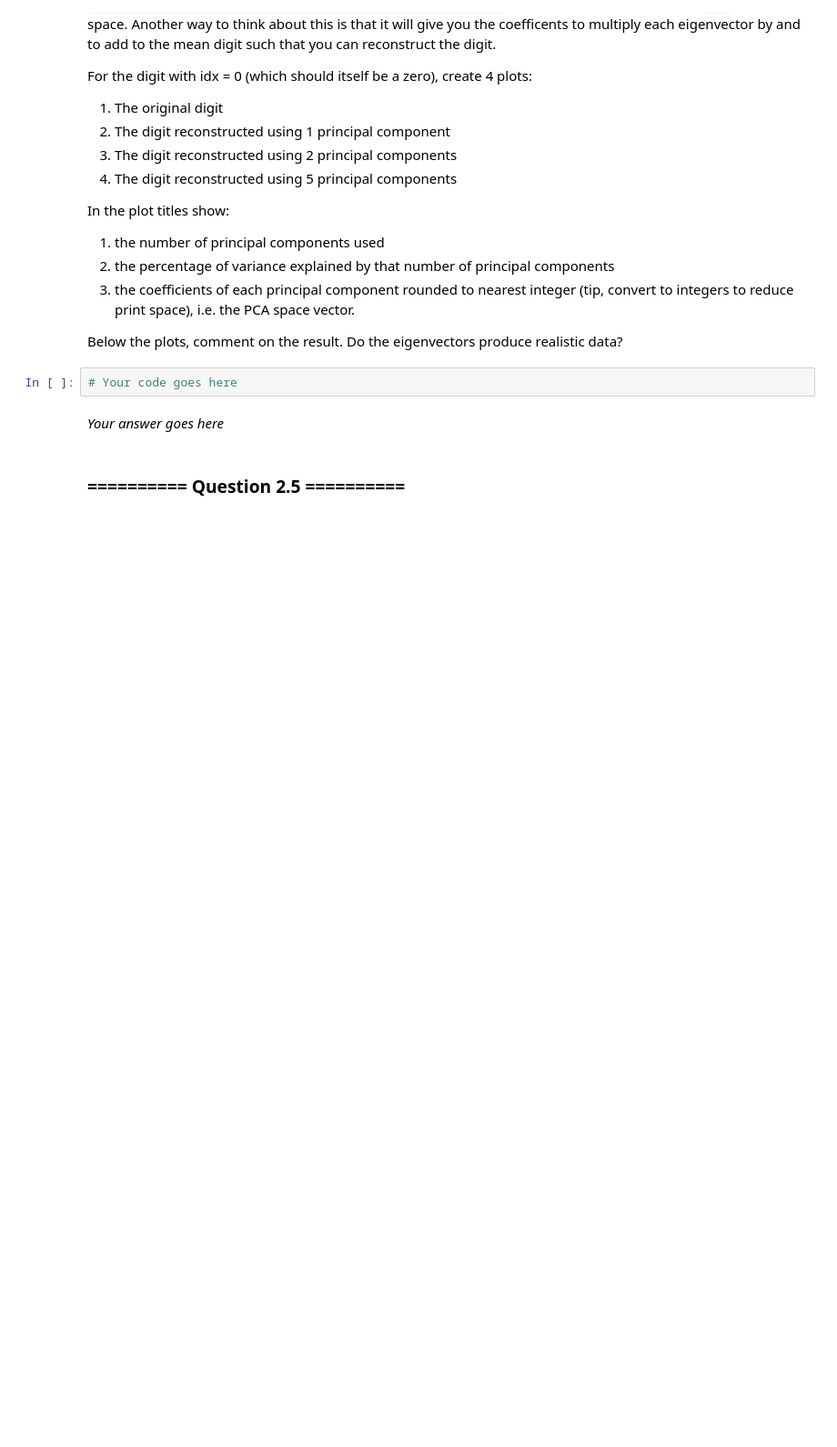
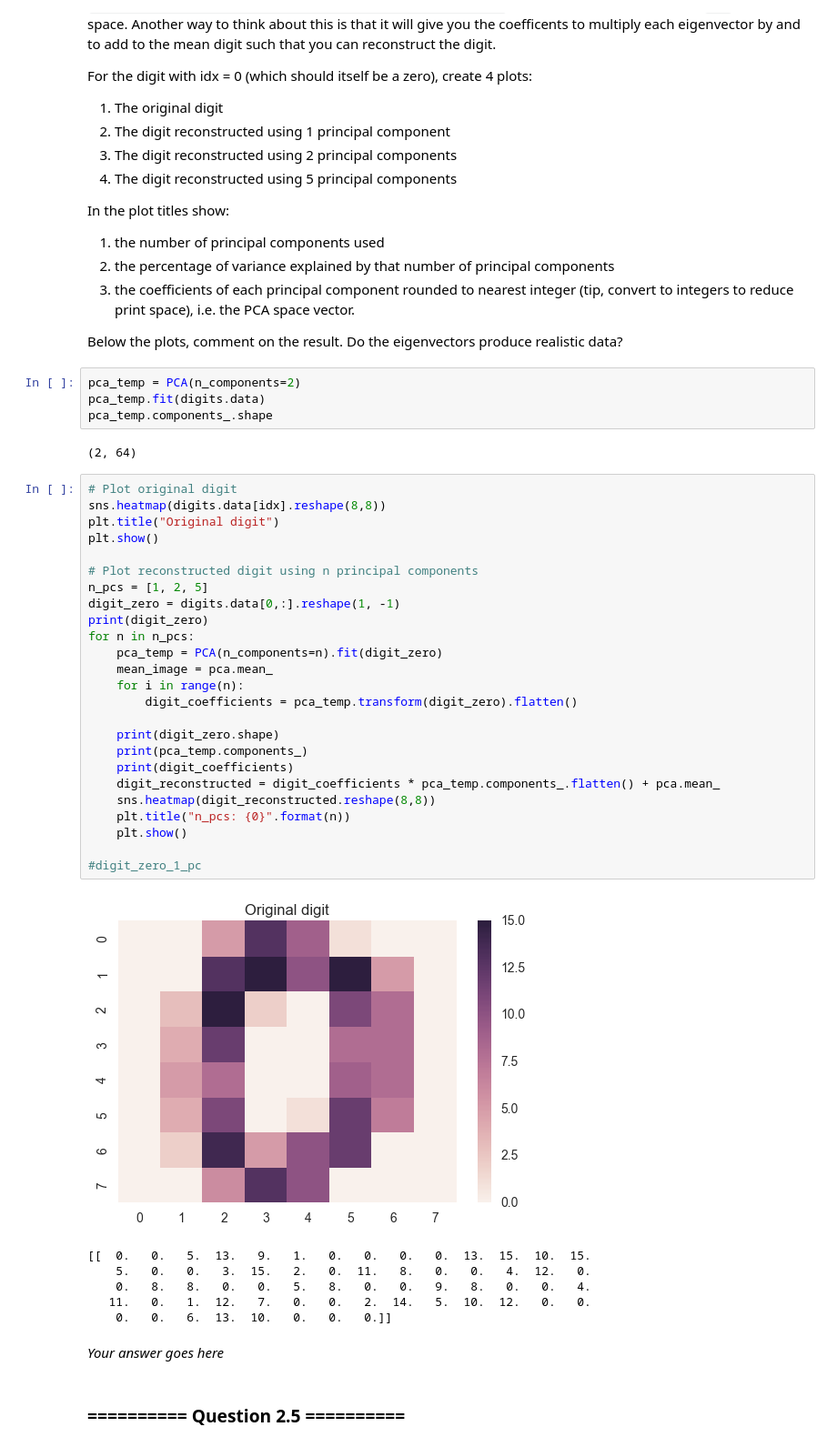
Before and after one commit to Dr-Alan-Turing/IAMachineLearning, a Jupyter notebook: 09_Assignment_4.ipynb, the cells around one changed output. Shown at 91% size. Cells and saved outputs as stored; diff of their text form; blank space fills up the shorter version.

```diff
--- a/09_Assignment_4.ipynb
+++ b/09_Assignment_4.ipynb
@@ -685,8 +719,44 @@ In the plot titles show:
 1. the coefficients of each principal component rounded to nearest integer (tip, convert to integers to reduce print space), i.e. the PCA space vector.
 
 Below the plots, comment on the result. Do the eigenvectors produce realistic data?
-# %%
-# Your code goes here
+# %%
+pca_temp = PCA(n_components=2)
+pca_temp.fit(digits.data)
+pca_temp.components_.shape
+# %% [output]
+(2, 64)
+# %%
+# Plot original digit
+sns.heatmap(digits.data[idx].reshape(8,8))
+plt.title("Original digit")
+plt.show()
+
+# Plot reconstructed digit using n principal components
+n_pcs = [1, 2, 5]
+digit_zero = digits.data[0,:].reshape(1, -1)
+print(digit_zero)
+for n in n_pcs:
+    pca_temp = PCA(n_components=n).fit(digit_zero)
+    mean_image = pca.mean_
+    for i in range(n):
+        digit_coefficients = pca_temp.transform(digit_zero).flatten()
+
+    print(digit_zero.shape)
+    print(pca_temp.components_)
+    print(digit_coefficients)
+    digit_reconstructed = digit_coefficients * pca_temp.components_.flatten() + pca.mean_
+    sns.heatmap(digit_reconstructed.reshape(8,8))
+    plt.title("n_pcs: {0}".format(n))
+    plt.show()
+
+#digit_zero_1_pc
+# %% [output]
+[figure, added]
+[[  0.   0.   5.  13.   9.   1.   0.   0.   0.   0.  13.  15.  10.  15.
+    5.   0.   0.   3.  15.   2.   0.  11.   8.   0.   0.   4.  12.   0.
+    0.   8.   8.   0.   0.   5.   8.   0.   0.   9.   8.   0.   0.   4.
+   11.   0.   1.  12.   7.   0.   0.   2.  14.   5.  10.  12.   0.   0.
+    0.   0.   6.  13.  10.   0.   0.   0.]]
 # %% [markdown]
 *Your answer goes here*
 # %% [markdown]
```
Also changed, not shown: parts of 13 cells of this notebook.
